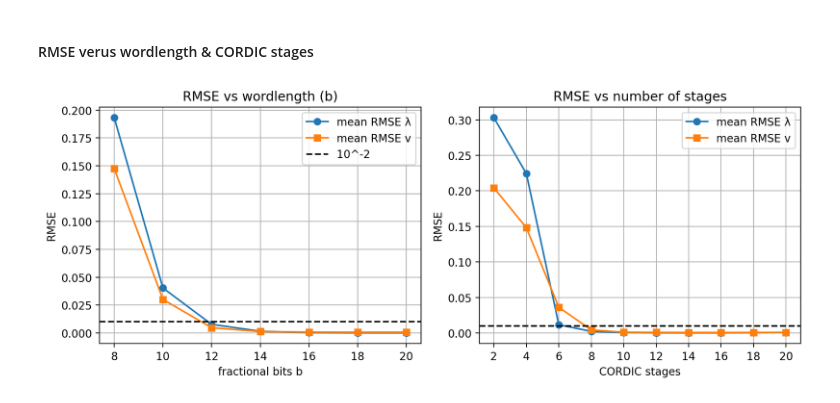
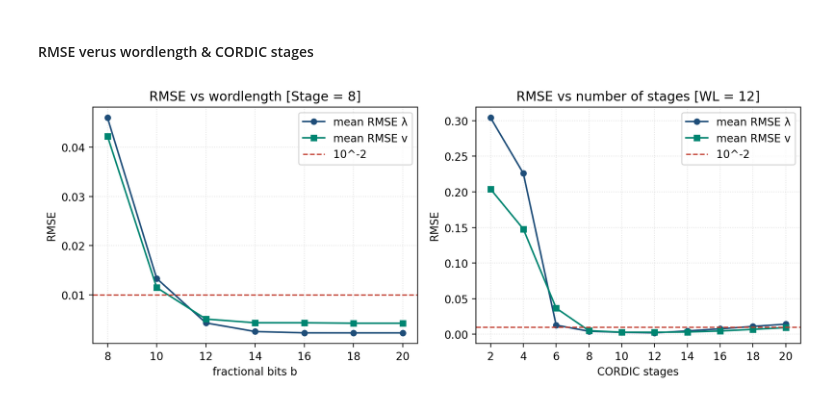
Before and after one commit to akira2963753/Eigen-Value-Decomposition, a Jupyter notebook: src/Simulation.ipynb, the cells around one changed output. Drawn from its saved outputs; the diff is of its cells as text; code cells hidden in the pictures.

```diff
--- a/src/Simulation.ipynb
+++ b/src/Simulation.ipynb
@@ -10,9 +10,13 @@ import scipy.io as sio
 import matplotlib.pyplot as plt
 from matplotlib.colors import ListedColormap
 
+# RMSE line plot palette (IEEE-style, colorblind-friendly)
+C_RMSE_LAM = "#1F4E79"      # deep navy
+C_RMSE_VEC = "#008571"      # muted teal
+C_RMSE_THRESH = "#C0392B"   # academic red
+
 # Increase the resolution of the output images
 %config InlineBackend.figure_format = 'retina'
-
 
 # Load Data
 data = sio.loadmat("Final11Pattern.mat") # Dictionary Type
@@ -247,11 +252,11 @@ def evaluate_all_patterns(Matrix, cfg):
 # %% [markdown]
 #### RMSE verus wordlength & CORDIC stages
 # %%
-# RMSE vs wordlength (b) and vs CORDIC stages
-def sweep_wordlength(Matrix, b_list, n_stages=8):
+## RMSE verus wordlength & CORDIC stages
+def sweep_wordlength(Matrix, b_list, n_stages):
     mean_lam, mean_vec, max_lam, max_vec = [], [], [], []
     for b in b_list:
-        cfg = EVDConfig(b=b, n_stages=n_stages, max_iter=8)
+        cfg = EVDConfig(b, n_stages, 0.0, 8)
         rl, rv = evaluate_all_patterns(Matrix, cfg)
         mean_lam.append(rl.mean())
         mean_vec.append(rv.mean())
@@ -259,52 +264,51 @@ def sweep_wordlength(Matrix, b_list, n_stages=8):
         max_vec.append(rv.max())
     return np.array(mean_lam), np.array(mean_vec), np.array(max_lam), np.array(max_vec)
 
-
-def sweep_stages(Matrix, stage_list, b=12):
+# RMSE verus CORDIC stages
+def sweep_stages(Matrix, stage_list, b):
     mean_lam, mean_vec, max_lam, max_vec = [], [], [], []
     for n in stage_list:
-        cfg = EVDConfig(b=b, n_stages=n, max_iter=8)
+        cfg = EVDConfig(b, n, 0.0, 8)
         rl, rv = evaluate_all_patterns(Matrix, cfg)
         mean_lam.append(rl.mean())
         mean_vec.append(rv.mean())
         max_lam.append(rl.max())
         max_vec.append(rv.max())
     return np.array(mean_lam), np.array(mean_vec), np.array(max_lam), np.array(max_vec)
 
 
 # Example sweeps (adjust ranges as needed)
 B_LIST = [8, 10, 12, 14, 16, 18, 20]
 STAGE_LIST = [2, 4, 6, 8, 10, 12, 14, 16, 18, 20]
 
-
 # Draw the Figure
-ml, mv, xl, xv = sweep_wordlength(Matrix, B_LIST, n_stages=16)
-sl, sv, _, _ = sweep_stages(Matrix, STAGE_LIST, b=16)
+ml, mv, xl, xv = sweep_wordlength(Matrix, B_LIST, n_stages=8)
+sl, sv, _, _ = sweep_stages(Matrix, STAGE_LIST, b=12)
 
 fig, axes = plt.subplots(1, 2, figsize=(10, 4))
-axes[0].plot(B_LIST, ml, "o-", label="mean RMSE λ")
-axes[0].plot(B_LIST, mv, "s-", label="mean RMSE v")
-axes[0].axhline(1e-2, color="k", ls="--", label="10^-2")
+axes[0].plot(B_LIST, ml, "o-", color=C_RMSE_LAM, label="mean RMSE λ", linewidth=1.5, markersize=5)
+axes[0].plot(B_LIST, mv, "s-", color=C_RMSE_VEC, label="mean RMSE v", linewidth=1.5, markersize=5)
+axes[0].axhline(1e-2, color=C_RMSE_THRESH, ls="--", linewidth=1.2, label="10^-2")
 axes[0].set_xlabel("fractional bits b")
 axes[0].set_ylabel("RMSE")
-axes[0].set_title("RMSE vs wordlength (b)")
+axes[0].set_title("RMSE vs wordlength [Stage = 8]")
 axes[0].set_xticks(B_LIST)
 axes[0].legend()
-axes[0].grid(True)
+axes[0].grid(True, alpha=0.35, linestyle=":")
 
-axes[1].plot(STAGE_LIST, sl, "o-", label="mean RMSE λ")
-axes[1].plot(STAGE_LIST, sv, "s-", label="mean RMSE v")
-axes[1].axhline(1e-2, color="k", ls="--")
+axes[1].plot(STAGE_LIST, sl, "o-", color=C_RMSE_LAM, label="mean RMSE λ", linewidth=1.5, markersize=5)
+axes[1].plot(STAGE_LIST, sv, "s-", color=C_RMSE_VEC, label="mean RMSE v", linewidth=1.5, markersize=5)
+axes[1].axhline(1e-2, color=C_RMSE_THRESH, ls="--", linewidth=1.2, label="10^-2")
 axes[1].set_xlabel("CORDIC stages")
 axes[1].set_ylabel("RMSE")
-axes[1].set_title("RMSE vs number of stages")
-axes[1].set_xticks(STAGE_LIST)  # integer stages only (avoid 2.5, 5.0 auto ticks)
+axes[1].set_title("RMSE vs number of stages [WL = 12]")
+axes[1].set_xticks(STAGE_LIST)
 axes[1].legend()
-axes[1].grid(True)
+axes[1].grid(True, alpha=0.35, linestyle=":")
 plt.tight_layout()
 plt.show()
 # %% [output]
-[figure, old version]
+[figure, new version]
 # %%
 # 2D sweep for min-parameter search
 RMSE_THRESH = 1e-2
```
Also changed, not shown: parts of 4 cells of this notebook.
